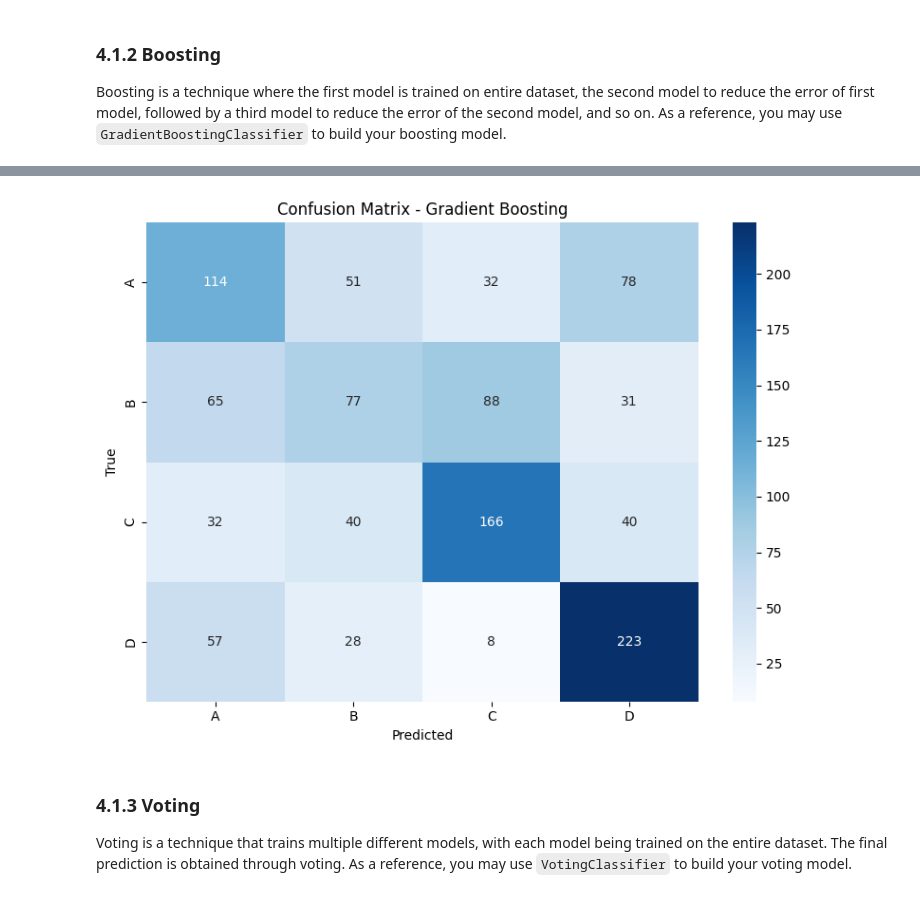
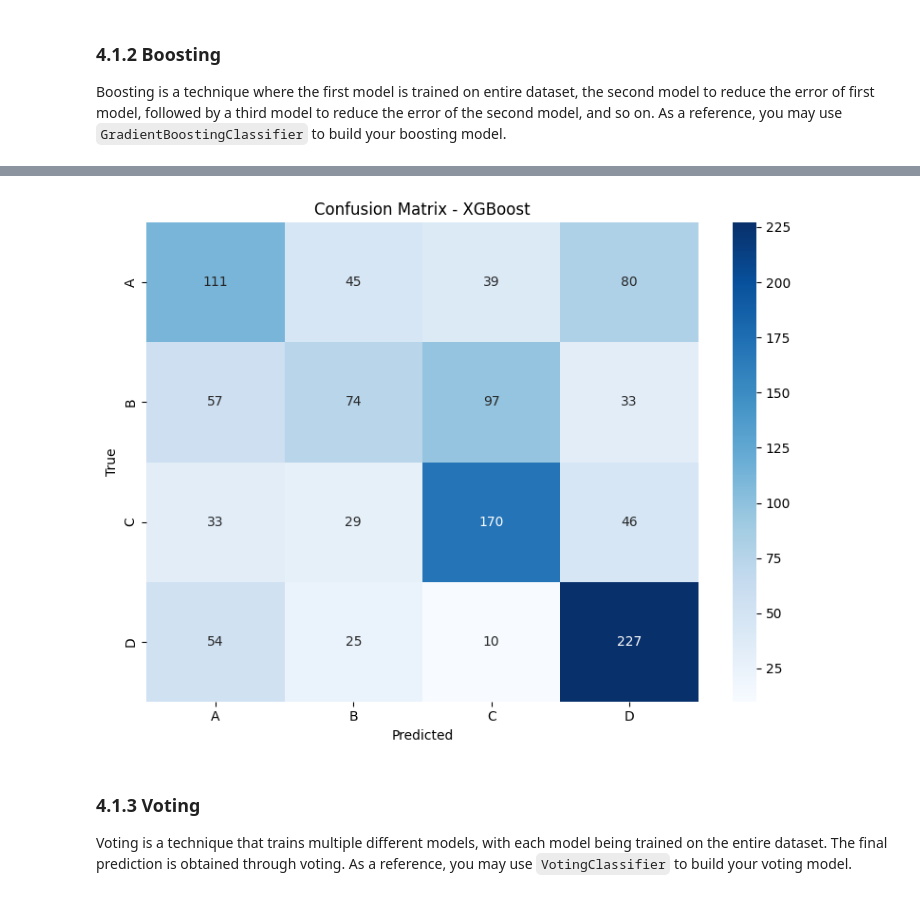
Before and after one commit to shafiqIrv/Praktikum-1, a Jupyter notebook: IF3270_Pembelajaran_Mesin___Praktikum_Notebook.ipynb, the cells around one changed output, grey strips where cells are left out. Drawn from its saved outputs; the diff is of its cells as text; code cells hidden in the pictures.

```diff
--- a/IF3270_Pembelajaran_Mesin___Praktikum_Notebook.ipynb
+++ b/IF3270_Pembelajaran_Mesin___Praktikum_Notebook.ipynb
@@ -290,30 +473,67 @@ weighted avg       0.47      0.48      0.47      1130
 ### 4.1.2 Boosting
 Boosting is a technique where the first model is trained on entire dataset, the second model to reduce the error of first model, followed by a third model to reduce the error of the second model, and so on. As a reference, you may use `GradientBoostingClassifier` to build your boosting model.
 # %%
-gb_classifier = Pipeline(steps=[
+
+# Add a label encoder for the target variable
+from sklearn.preprocessing import LabelEncoder
+
+# Create a label encoder
+le = LabelEncoder()
+
+# Fit the encoder on all possible classes from the original dataset
+le.fit(original_y)
+
+# When training XGBoost, use the encoded labels
+# Modify the XGBoost training section:
+
+# Create base XGBoost pipeline
+xgb_base = Pipeline(steps=[
     ('preprocessor', preprocessor),
-    ('classifier', GradientBoostingClassifier(n_estimators=100, random_state=42))
+    ('classifier', XGBClassifier(objective='multi:softprob', random_state=42))
 ])
 
-# Train the model
-gb_classifier.fit(X_train, y_train)
+# Set up RandomizedSearchCV
+xgb_random = RandomizedSearchCV(
+    estimator=xgb_base,
+    param_distributions=xgb_param_grid,
+    n_iter=20,
+    cv=5,
+    scoring='f1_macro',
+    n_jobs=-1,
+    random_state=42,
+    verbose=1
+)
 
-# Make predictions
-gb_predictions = gb_classifier.predict(X_val)
+# Convert target to numerical values for XGBoost
+y_train_encoded = le.transform(y_train)
+
+# Fit the random search to the data
+print("Training XGBoost with RandomizedSearchCV...")
+xgb_random.fit(X_train_enhanced, y_train_encoded)
+
+print(f"Best parameters: {xgb_random.best_params_}")
+print(f"Best cross-validation score: {xgb_random.best_score_:.4f}")
+
+# Use the best model
+xgb_classifier = xgb_random.best_estimator_
+
+# For prediction, we need to convert back to original labels
+xgb_predictions_encoded = xgb_classifier.predict(X_val_enhanced)
+xgb_predictions = le.inverse_transform(xgb_predictions_encoded)
 
 # Evaluate the model
-gb_f1_macro = f1_score(y_val, gb_predictions, average='macro')
-print(f"Gradient Boosting - Macro F1 Score: {gb_f1_macro:.4f}")
+xgb_f1_macro = f1_score(y_val, xgb_predictions, average='macro')
+print(f"XGBoost (Boosting) - Macro F1 Score: {xgb_f1_macro:.4f}")
 
 # Display classification report
-print("\nClassification Report (Gradient Boosting):")
-print(classification_report(y_val, gb_predictions))
+print("\nClassification Report (XGBoost):")
+print(classification_report(y_val, xgb_predictions))
 
 # Plot confusion matrix
 plt.figure(figsize=(8, 6))
-cm = confusion_matrix(y_val, gb_predictions)
+cm = confusion_matrix(y_val, xgb_predictions)
 sns.heatmap(cm, annot=True, fmt='d', cmap='Blues', xticklabels=sorted(y.unique()), yticklabels=sorted(y.unique()))
-plt.title('Confusion Matrix - Gradient Boosting')
+plt.title('Confusion Matrix - XGBoost')
 plt.xlabel('Predicted')
 plt.ylabel('True')
 plt.tight_layout()
@@ -335,4 +559,4 @@ weighted avg       0.50      0.51      0.50      1130
-[figure, old version]
+[figure, new version]
 # %% [markdown]
 ### 4.1.3 Voting
 Voting is a technique that trains multiple different models, with each model being trained on the entire dataset. The final prediction is obtained through voting. As a reference, you may use `VotingClassifier` to build your voting model.
```
Also changed, not shown: parts of 16 cells of this notebook, 6 other files.
